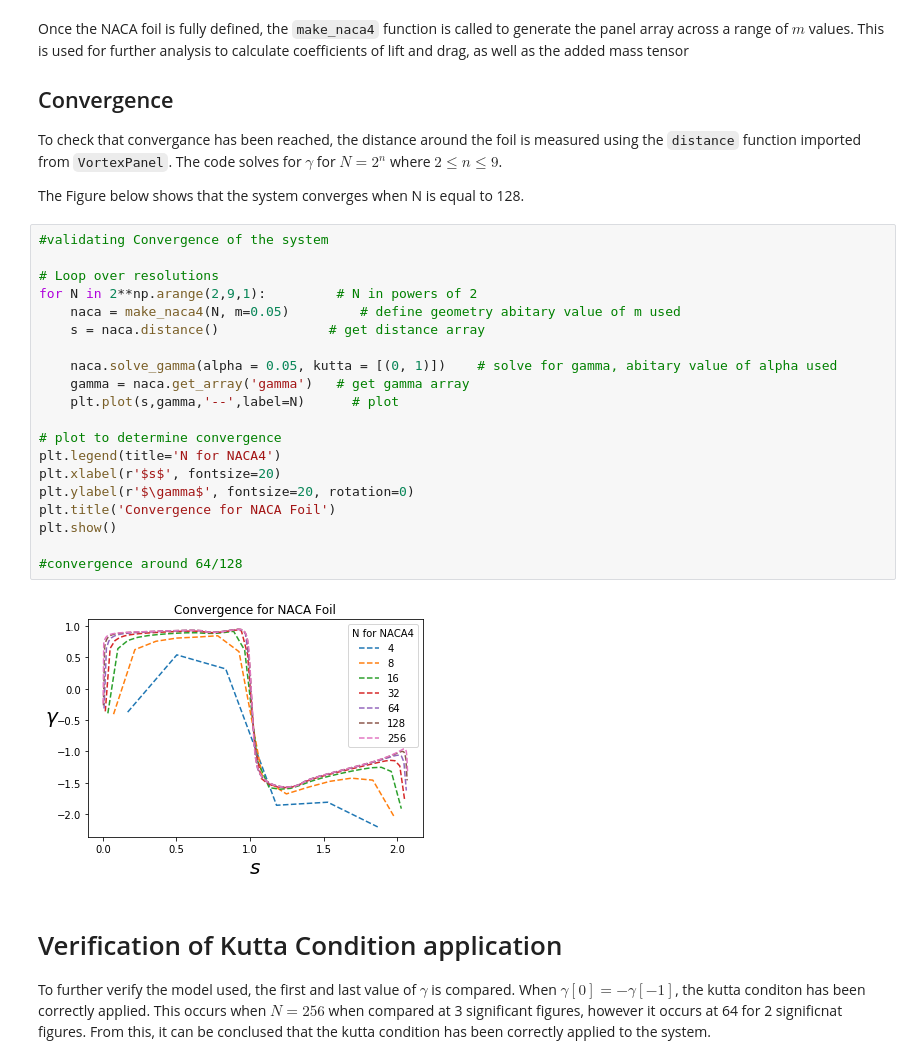
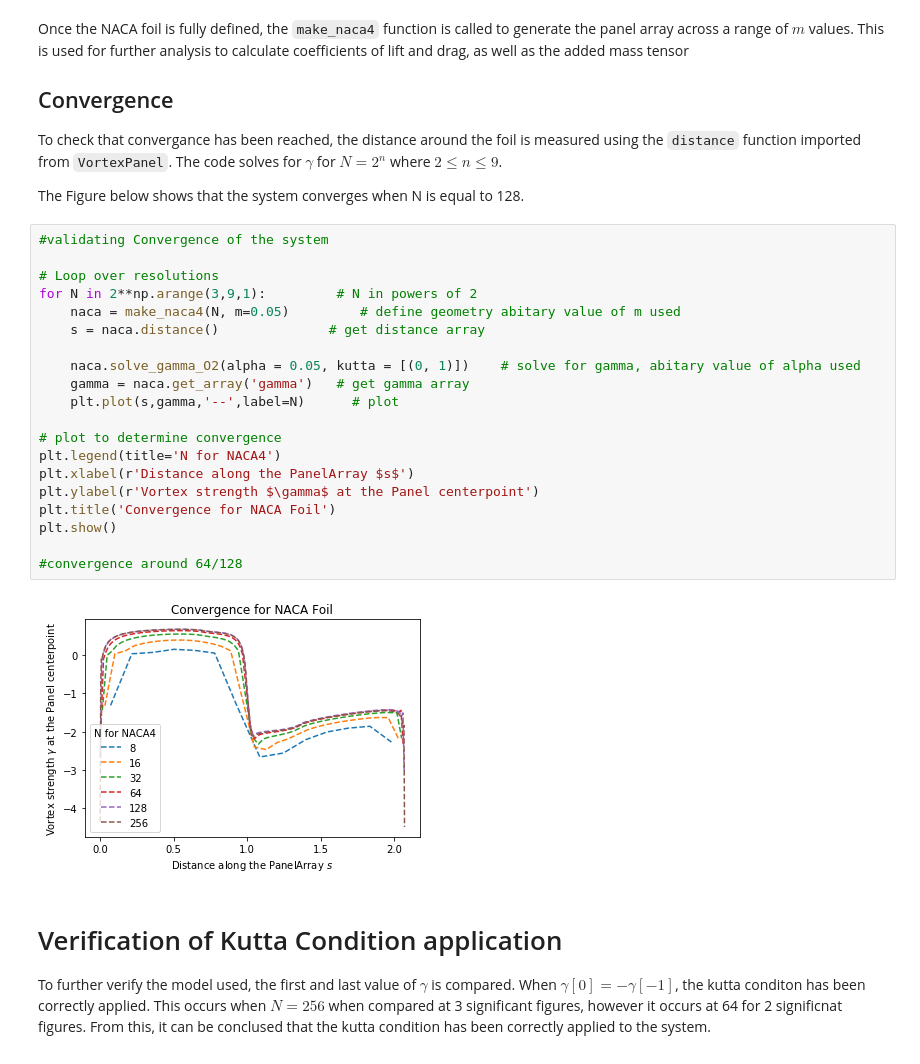
Before and after one commit to Papadopolous/MarineHydro, a Jupyter notebook: AssignmentReport2.ipynb, the cells around one changed output. Drawn from its saved outputs; the diff is of its cells as text.

```diff
--- a/AssignmentReport2.ipynb
+++ b/AssignmentReport2.ipynb
@@ -116,25 +125,25 @@ The Figure below shows that the system converges when N is equal to 128.
 # %%
 #validating Convergence of the system
 
 # Loop over resolutions
-for N in 2**np.arange(2,9,1):         # N in powers of 2
+for N in 2**np.arange(3,9,1):         # N in powers of 2
     naca = make_naca4(N, m=0.05)         # define geometry abitary value of m used
     s = naca.distance()              # get distance array
 
-    naca.solve_gamma(alpha = 0.05, kutta = [(0, 1)])    # solve for gamma, abitary value of alpha used
+    naca.solve_gamma_O2(alpha = 0.05, kutta = [(0, 1)])    # solve for gamma, abitary value of alpha used
     gamma = naca.get_array('gamma')   # get gamma array
     plt.plot(s,gamma,'--',label=N)      # plot
 
 # plot to determine convergence
 plt.legend(title='N for NACA4')
-plt.xlabel(r'$s$', fontsize=20)
-plt.ylabel(r'$\gamma$', fontsize=20, rotation=0)
+plt.xlabel(r'Distance along the PanelArray $s$')
+plt.ylabel(r'Vortex strength $\gamma$ at the Panel centerpoint')
 plt.title('Convergence for NACA Foil')
 plt.show()
 
 #convergence around 64/128
 # %% [output]
-[figure, old version]
+[figure, new version]
 # %% [markdown]
 # Verification of Kutta Condition application
 
```
Also changed, not shown: parts of 8 cells of this notebook.
